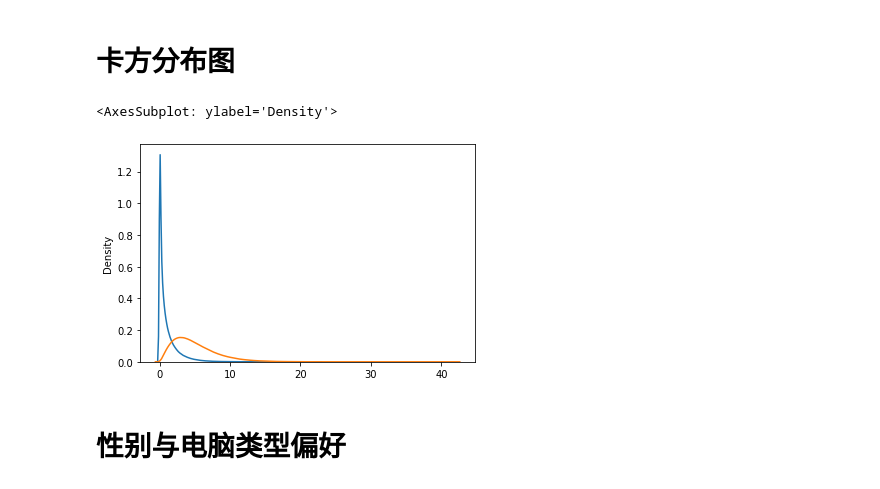
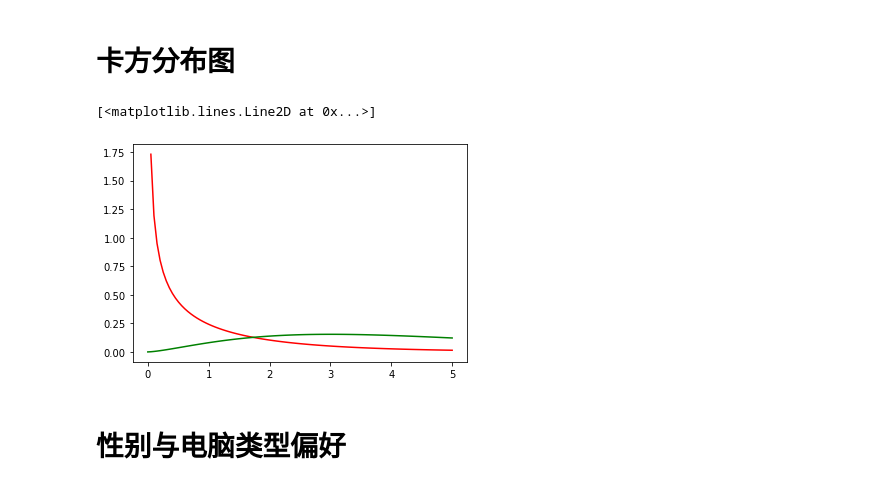
Before and after one commit to zhiliang-lin/py_for_stats, a Jupyter notebook: 10 卡方检验.ipynb, the cells around one changed output. Drawn from its saved outputs; the diff is of its cells as text; code cells hidden in the pictures.

```diff
--- a/10 卡方检验.ipynb
+++ b/10 卡方检验.ipynb
@@ -17,15 +17,14 @@ import matplotlib.pyplot as plt
 # %% [markdown]
 # 卡方分布图
 # %%
-# 生成样本量为1000000服从卡方分布的数值
-x_1 = chi2.rvs(df=1, size=1000000) #自由度为1
-x_2 = chi2.rvs(df=5, size=1000000) #自由度为5
+x = np.linspace(0,5,100)
+y_1 = stats.chi2.pdf(x,df = 1)
+y_2 = stats.chi2.pdf(x,df = 5)
+plt.plot(x,y_1,color = 'red')
+plt.plot(x,y_2,color ='green')
+# %% [output]
+[<matplotlib.lines.Line2D at 0x...>]
+[figure, added]
-# %%
-sns.kdeplot(x_1,color="blue")
-sns.kdeplot(x_2,color="orange")
-# %% [output]
-<AxesSubplot: ylabel='Density'>
-[figure, removed]
 # %% [markdown]
 # 性别与电脑类型偏好
 # %%
```
Also changed, not shown: parts of 1 cell of this notebook, 1 other file.
